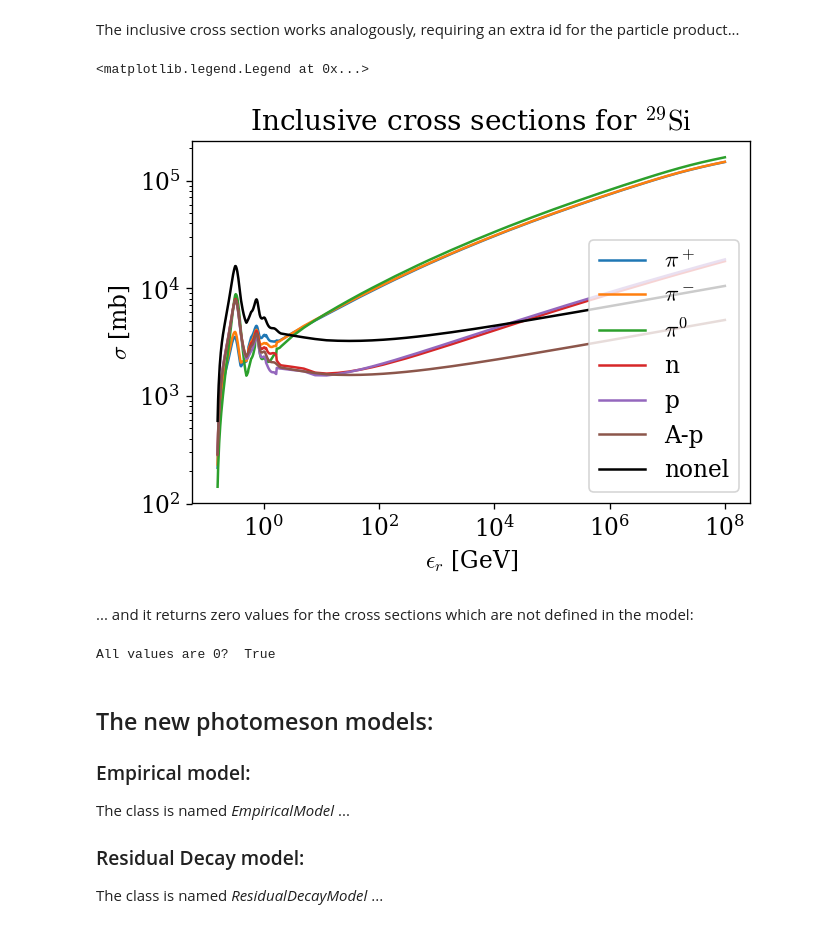
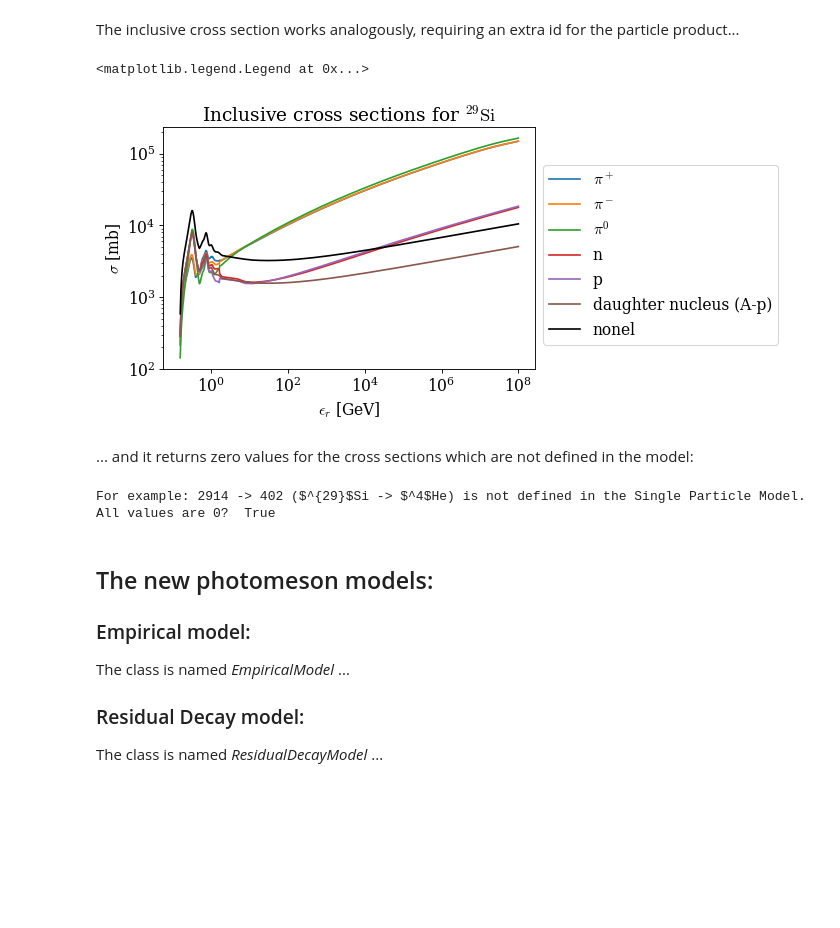
Before and after one commit to mohller/AstroPhoMes, a Jupyter notebook: examples/Howto_example.ipynb, the cells around one changed output. Cells and saved outputs as stored; diff of their text form; code cells hidden in the pictures; blank space fills up the shorter version.

```diff
--- a/examples/Howto_example.ipynb
+++ b/examples/Howto_example.ipynb
@@ -3,7 +3,7 @@ import sys
 
 %matplotlib inline
 
-plt.rcParams['figure.dpi'] = 120
+plt.rcParams['figure.dpi'] = 80
 plt.rcParams["font.family"] = "serif"
 plt.rcParams["font.size"] = 14
 plt.rcParams["mathtext.fontset"] = "cm"
@@ -37,3 +41,3 @@ The implementation of the Superposition Model commonly used...
 # %%
-spm = SuperpositionModel()
+spm = SingleParticleModel()
 # %% [output]
@@ -56,27 +61,29 @@ The inclusive cross section works analogously, requiring an extra id for the par
 # %%
 plt.loglog(*spm.cs_incl(2914, 2), label=r'$\pi^+$')
 plt.loglog(*spm.cs_incl(2914, 3), label=r'$\pi^-$')
 plt.loglog(*spm.cs_incl(2914, 4), label=r'$\pi^0$')
 
 plt.loglog(*spm.cs_incl(2914, 100), label='n')
 plt.loglog(*spm.cs_incl(2914, 101), label='p')
-plt.loglog(*spm.cs_incl(2914, 2813), label='A-p')
+plt.loglog(*spm.cs_incl(2914, 2813), label='daughter nucleus (A-p)')
 
 plt.loglog(*spm.cs_nonel(2914), c='k', label='nonel')
 
 plt.title(r'Inclusive cross sections for $\rm ^{29}Si$')
 plt.xlabel(r'$\epsilon_r$ [GeV]')
 plt.ylabel(r'$\sigma$ [mb]')
-plt.legend()
+plt.legend(loc=(1.02, .10))
 # %% [output]
 <matplotlib.legend.Legend at 0x...>
-[figure, old version]
+[figure, new version]
 # %% [markdown]
 ... and it returns zero values for the cross sections which are not defined in the model:
 # %%
+print r'For example: 2914 -> 402 ($^{29}$Si -> $^4$He) is not defined in the Single Particle Model.'
 _, cs = spm.cs_incl(2914, 402)
 print 'All values are 0? ', np.all(cs == 0)
 # %% [output]
+For example: 2914 -> 402 ($^{29}$Si -> $^4$He) is not defined in the Single Particle Model.
 All values are 0?  True
 # %% [markdown]
 ## The new photomeson models:
```
Also changed, not shown: parts of 17 cells of this notebook, 7 other files.
